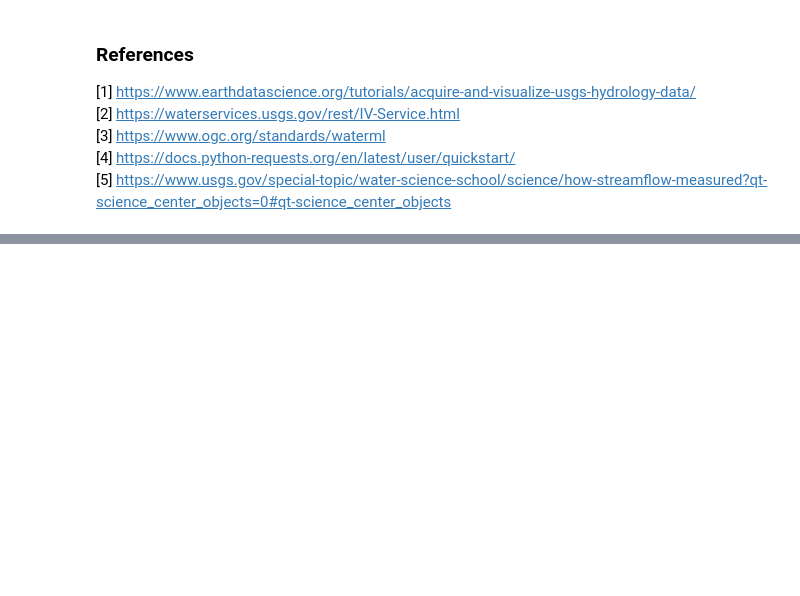
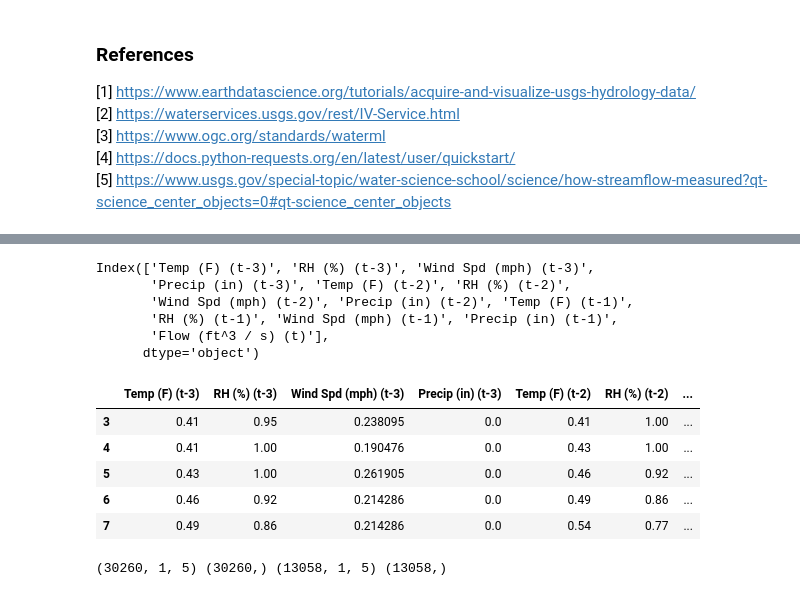
Before and after one commit to Carson-DeSotel/zumbro-flow-prediction, a Jupyter notebook: landuse-flow.ipynb, the cells around one changed output, grey strips where cells are left out. Cells and saved outputs as stored; diff of their text form; code cells hidden in the pictures; blank space fills up the shorter version.

```diff
--- a/landuse-flow.ipynb
+++ b/landuse-flow.ipynb
@@ -255,0 +276,80 @@ plt.show()
+# %%
+# creating function to reshape data
+def series_to_supervised(df, n_in=1, n_out=1,dropnan=True):
+  n_vars = len(df.columns)
+  cols, names = list(), list()
+  # input sequence (t-n, ... t-1)
+  for i in range(n_in, 0, -1):
+    cols.append(df.shift(i))
+    names += [('%s (t-%d)' % (df.columns[j], i)) for j in range(n_vars)]
+  # forecast sequence (t, t+1, ... t+n)
+  for i in range(0, n_out):
+    cols.append(df.shift(-i))
+    if i == 0:
+      names += [('%s (t)' % (df.columns[j])) for j in range(n_vars)]
+    else:
+      names += [('%s (t+%d)' % (df.columns[j], i)) for j in range(n_vars)]
+  # put it all together
+  agg = pd.concat(cols, axis=1)
+  agg.columns = names
+
+  # delete discontinuous rows of data - THIS WILL NOT WORK WHEN n_hours > 1
+  agg['DayDiff'] = agg['DayOfYear (t-1)'].diff()
+  agg = agg[abs(agg['DayDiff'])<=1]
+  agg.drop(columns=['DayDiff'],inplace=True)
+
+  if dropnan:
+    agg.dropna(inplace=True)
+
+  return agg
+# %%
+# will need to update to look back 3 hours
+final_data.set_index(final_data['Dates'])
+input_set = final_data.loc[:,'Temp (F)':'DayOfYear']
+#n_hours = 3
+n_features = 5
+reframed = series_to_supervised(input_set,1,1)
+#reframed.drop(reframed.columns[[4,6,7,8,9,11]], axis=1, inplace=True) # n_hours = 1
+reframed.drop(reframed.columns[[4,5,10,11,16,17,18,19,20,21,23]], axis=1, inplace=True)
+print(reframed.columns)
+
+# maybe don't drop column 4
+
+# with pd.option_context('display.max_rows', None, 'display.max_columns', None):  # more options can be specified also
+#     print(reframed[:5000])
+reframed.head()
+# %% [output]
+Index(['Temp (F) (t-3)', 'RH (%) (t-3)', 'Wind Spd (mph) (t-3)',
+       'Precip (in) (t-3)', 'Temp (F) (t-2)', 'RH (%) (t-2)',
+       'Wind Spd (mph) (t-2)', 'Precip (in) (t-2)', 'Temp (F) (t-1)',
+       'RH (%) (t-1)', 'Wind Spd (mph) (t-1)', 'Precip (in) (t-1)',
+       'Flow (ft^3 / s) (t)'],
+      dtype='object')
+|  | Temp (F) (t-3) | RH (%) (t-3) | Wind Spd (mph) (t-3) | Precip (in) (t-3) | Temp (F) (t-2) | RH (%) (t-2) | ... |
+| 3 | 0.41 | 0.95 | 0.238095 | 0.0 | 0.41 | 1.00 | ... |
+| 4 | 0.41 | 1.00 | 0.190476 | 0.0 | 0.43 | 1.00 | ... |
+| 5 | 0.43 | 1.00 | 0.261905 | 0.0 | 0.46 | 0.92 | ... |
+| 6 | 0.46 | 0.92 | 0.214286 | 0.0 | 0.49 | 0.86 | ... |
+| 7 | 0.49 | 0.86 | 0.214286 | 0.0 | 0.54 | 0.77 | ... |
+# %%
+values = reframed.values
+
+# split into training and validation data
+reframed['DayDiff'] = reframed['DayOfYear (t-1)'].diff()
+yr_idx = reframed.index[abs(reframed['DayDiff'])>30].tolist()
+# note that there are a few full days of missing data - stream gage out of commission
+#print(yr_idx)
+reframed.drop(columns=['DayDiff'],inplace=True)
+split_idx = yr_idx[6]
+train = values[:split_idx,:]
+test = values[split_idx:,:]
+
+train_X, train_y = train[:, :-1], train[:, -1]
+test_X, test_y = test[:, :-1], test[:, -1]
+
+# reshape input to be 3D [samples, timesteps, features]
+train_X = train_X.reshape((train_X.shape[0], 1, train_X.shape[1]))
+test_X = test_X.reshape((test_X.shape[0], 1, test_X.shape[1]))
+print(train_X.shape, train_y.shape, test_X.shape, test_y.shape)
+# %% [output]
+(30260, 1, 5) (30260,) (13058, 1, 5) (13058,)
```
Also changed, not shown: parts of 10 cells of this notebook, 1 other file.
